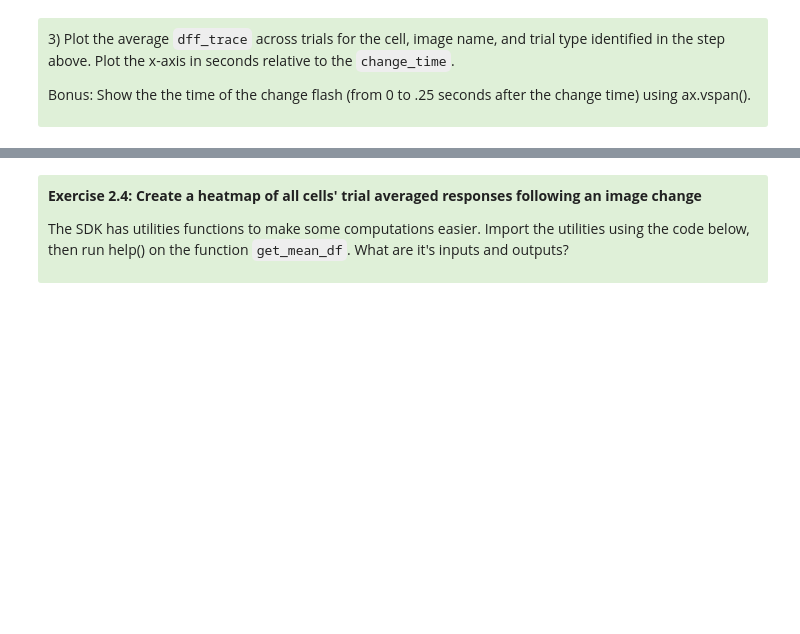
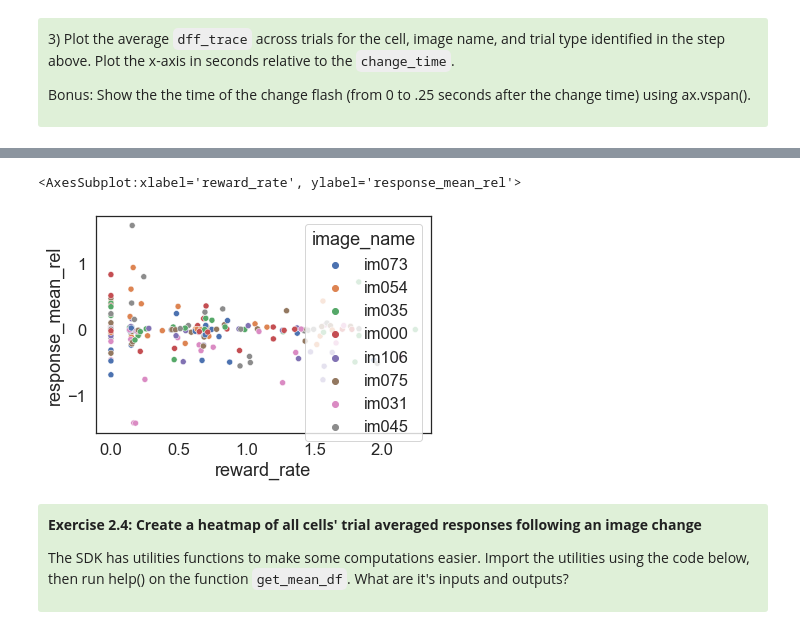
Before and after one commit to AllenInstitute/swdb_2021, a Jupyter notebook: DynamicBrain/solutions/VisualBehavior_Exercises_Solutions.ipynb, the cells around one changed output, grey strips where cells are left out. Drawn from its saved outputs; the diff is of its cells as text; code cells hidden in the pictures; blank space fills up the shorter version.

```diff
--- a/DynamicBrain/solutions/VisualBehavior_Exercises_Solutions.ipynb
+++ b/DynamicBrain/solutions/VisualBehavior_Exercises_Solutions.ipynb
@@ -806,3 +829,16 @@ plt.xlabel('time relative to change (sec)');
+# %%
+stimulus_response_df['response_mean_rel'] = stimulus_response_df['mean_response'] - \
+                                            stimulus_response_df['baseline_response']
+# %%
+stim_reward_df = stimulus_response_df[(stimulus_response_df['cell_specimen_id']==cell_specimen_id) &
+                                 (stimulus_response_df['is_change']==True)]
+sns.scatterplot(data = stim_reward_df,
+                x = 'reward_rate',
+                y = 'response_mean_rel',
+                hue = 'image_name')
+# %% [output]
+<AxesSubplot:xlabel='reward_rate', ylabel='response_mean_rel'>
+[figure, added]
 # %% [markdown]
 <div style="background: #DFF0D8; border-radius: 3px; padding: 10px;">
 <p><b>Exercise 2.4: Create a heatmap of all cells' trial averaged responses following an image change</b>
```
Also changed, not shown: parts of 16 cells of this notebook.
